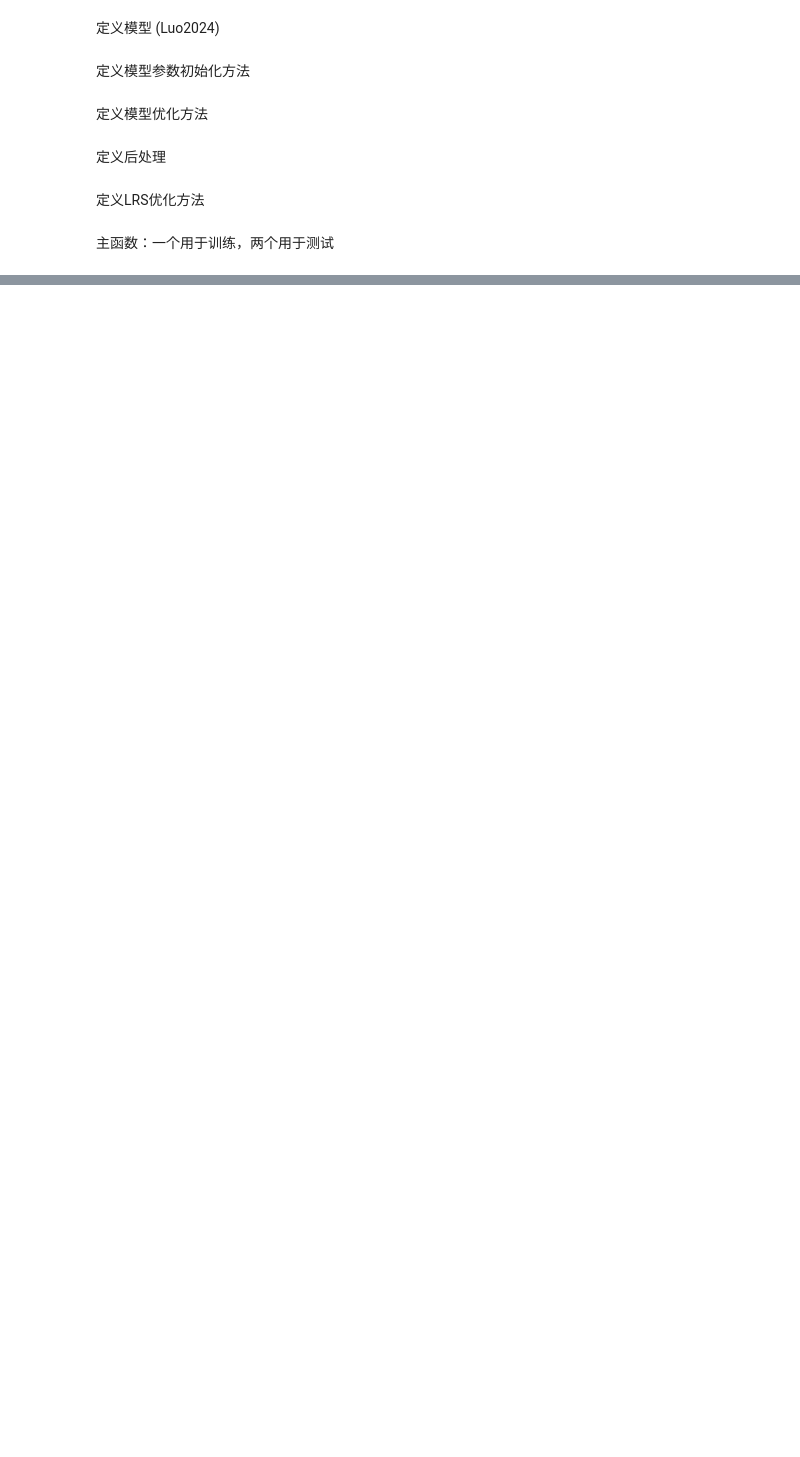
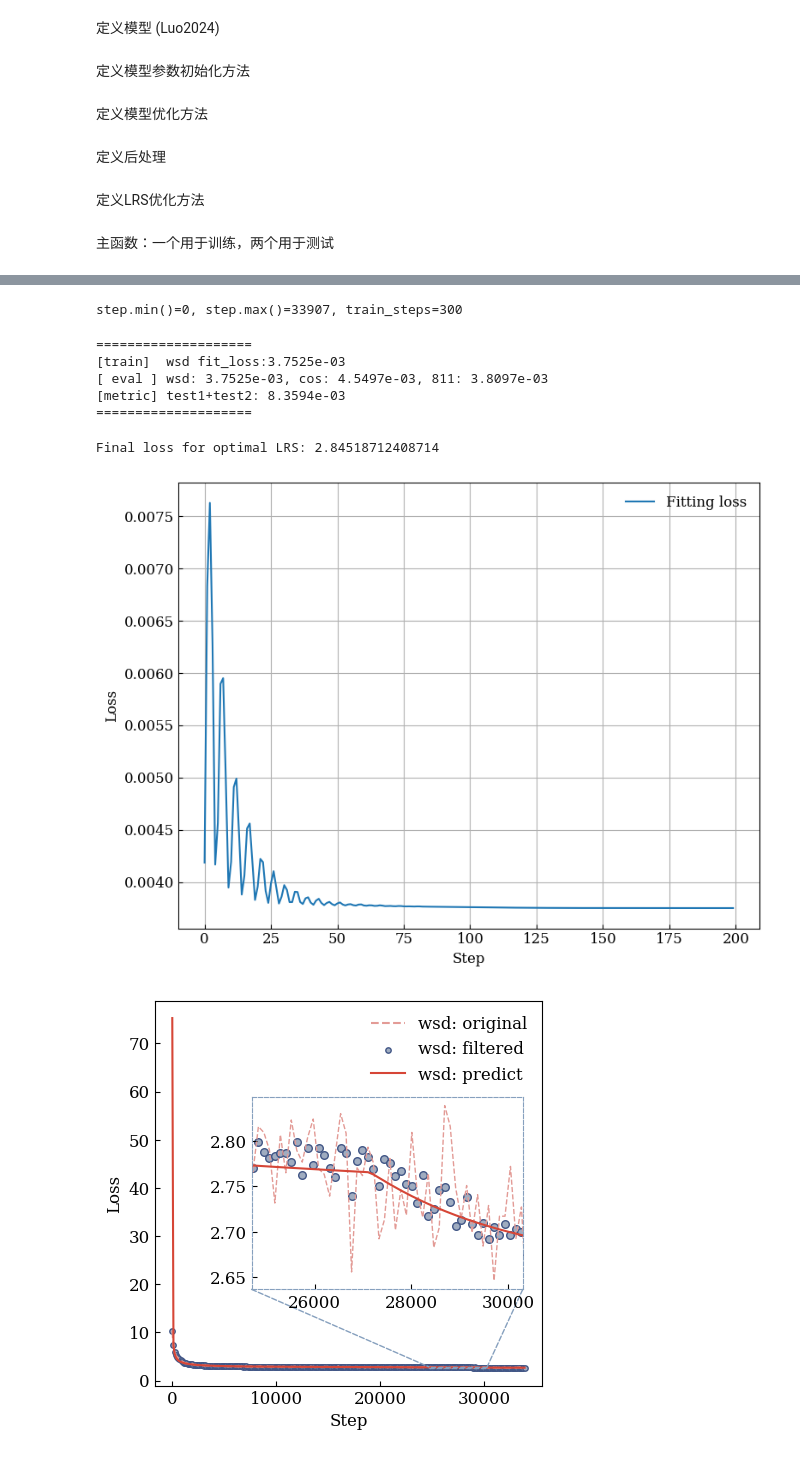
Before and after one commit to alchemistzby/DLTCourse2025, a Jupyter notebook: luo_main.ipynb, the cells around one changed output, grey strips where cells are left out. Saved outputs shown, nothing was run; the diff lists cells and outputs as text; code cells hidden in the pictures; blank space fills up the shorter version.

```diff
--- a/luo_main.ipynb
+++ b/luo_main.ipynb
@@ -332,0 +430,12 @@ main(train='811', test1='cos', test2='wsd', train_steps=100,eval_steps=100,)
+# %%
+main(train='wsd', test1='cos', test2='811', train_steps=300,eval_steps=300,)
+# %% [output]
+step.min()=0, step.max()=33907, train_steps=300
+====================
+[train]  wsd fit_loss:3.7525e-03
+[ eval ] wsd: 3.7525e-03, cos: 4.5497e-03, 811: 3.8097e-03
+[metric] test1+test2: 8.3594e-03
+====================
+Final loss for optimal LRS: 2.84518712408714
+[figure, added]
+[figure, added]
```
Also changed, not shown: parts of 10 cells of this notebook, 35 other files.
